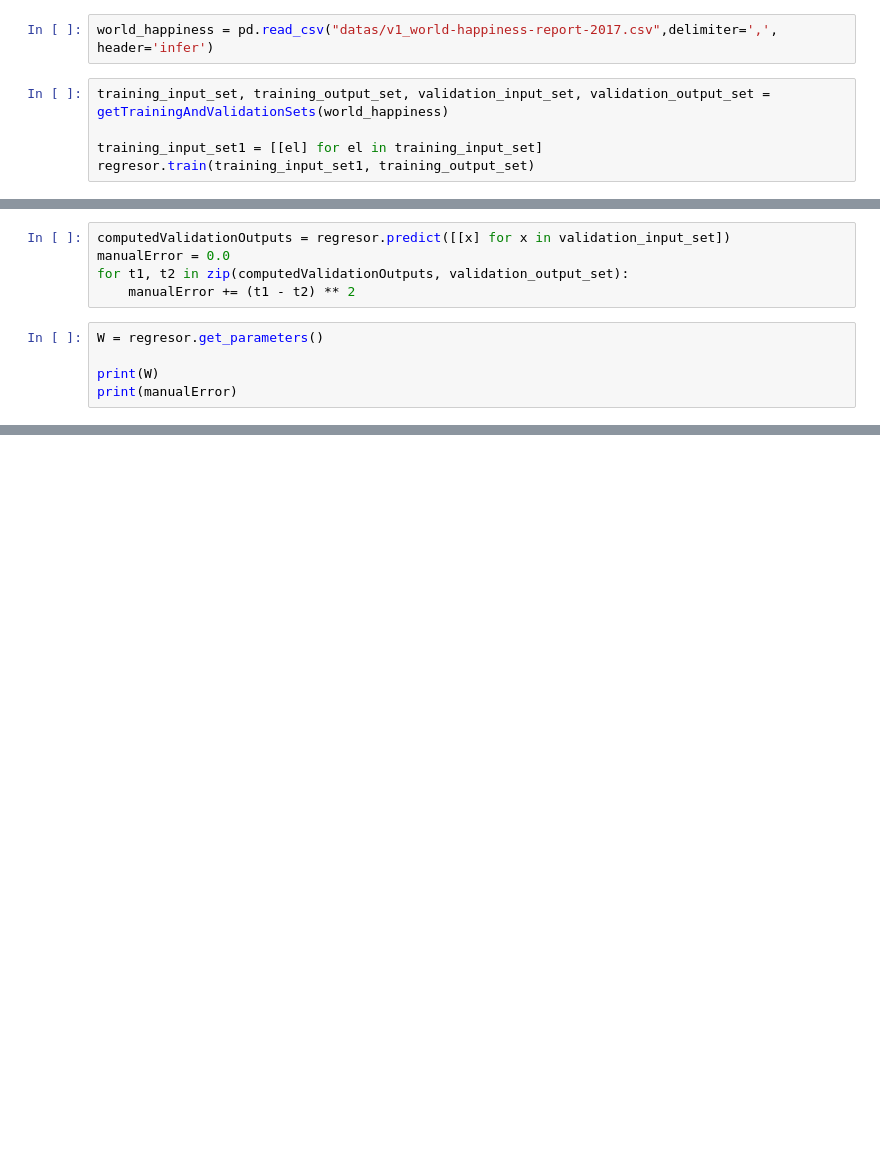
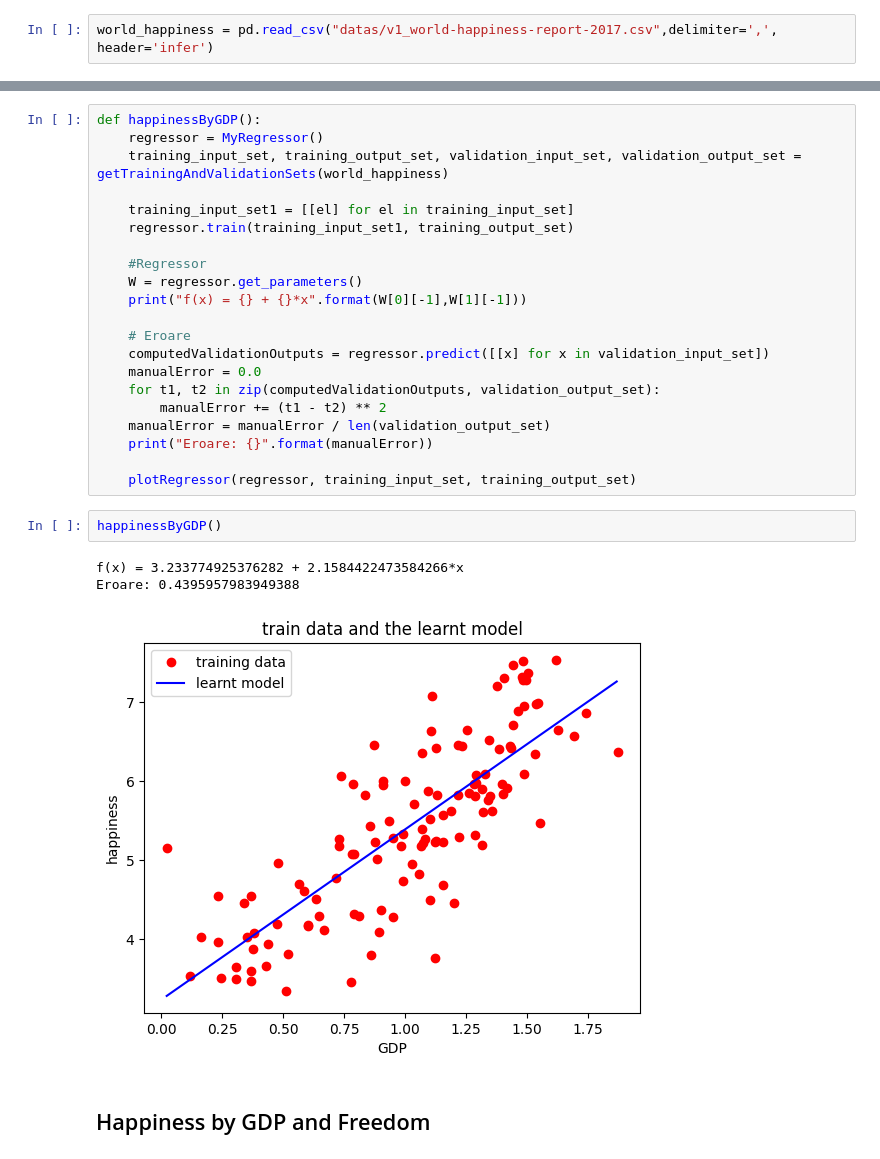
Before and after one commit to Vasile07/AI, a Jupyter notebook: Regresion - Laborator 5/MyRegressor.ipynb, the cells around one changed output, grey strips where cells are left out. Drawn from its saved outputs; the diff is of its cells as text; blank space fills up the shorter version.

```diff
--- a/Regresion - Laborator 5/MyRegressor.ipynb
+++ b/Regresion - Laborator 5/MyRegressor.ipynb
@@ -97,7 +88,2 @@ def getTrainingAndValidationSets(df_world_happiness):
 # %%
 world_happiness = pd.read_csv("datas/v1_world-happiness-report-2017.csv",delimiter=',', header='infer')
-# %%
-training_input_set, training_output_set, validation_input_set, validation_output_set = getTrainingAndValidationSets(world_happiness)
-
-training_input_set1 = [[el] for el in training_input_set]
-regresor.train(training_input_set1, training_output_set)
@@ -108,10 +89,0 @@ regresor.train(training_input_set1, training_output_set)
-# %%
-computedValidationOutputs = regresor.predict([[x] for x in validation_input_set])
-manualError = 0.0
-for t1, t2 in zip(computedValidationOutputs, validation_output_set):
-    manualError += (t1 - t2) ** 2
-# %%
-W = regresor.get_parameters()
-
-print(W)
-print(manualError)
@@ -145,0 +113,29 @@ plt.show()
+# %%
+def happinessByGDP():
+    regressor = MyRegressor()
+    training_input_set, training_output_set, validation_input_set, validation_output_set = getTrainingAndValidationSets(world_happiness)
+
+    training_input_set1 = [[el] for el in training_input_set]
+    regressor.train(training_input_set1, training_output_set)
+
+    #Regressor
+    W = regressor.get_parameters()
+    print("f(x) = {} + {}*x".format(W[0][-1],W[1][-1]))
+
+    # Eroare
+    computedValidationOutputs = regressor.predict([[x] for x in validation_input_set])
+    manualError = 0.0
+    for t1, t2 in zip(computedValidationOutputs, validation_output_set):
+        manualError += (t1 - t2) ** 2
+    manualError = manualError / len(validation_output_set)
+    print("Eroare: {}".format(manualError))
+
+    plotRegressor(regressor, training_input_set, training_output_set)
+# %%
+happinessByGDP()
+# %% [output]
+f(x) = 3.233774925376282 + 2.1584422473584266*x
+Eroare: 0.4395957983949388
+[figure, added]
+# %% [markdown]
+## Happiness by GDP and Freedom
```
Also changed, not shown: parts of 11 cells of this notebook, 1 other file.
